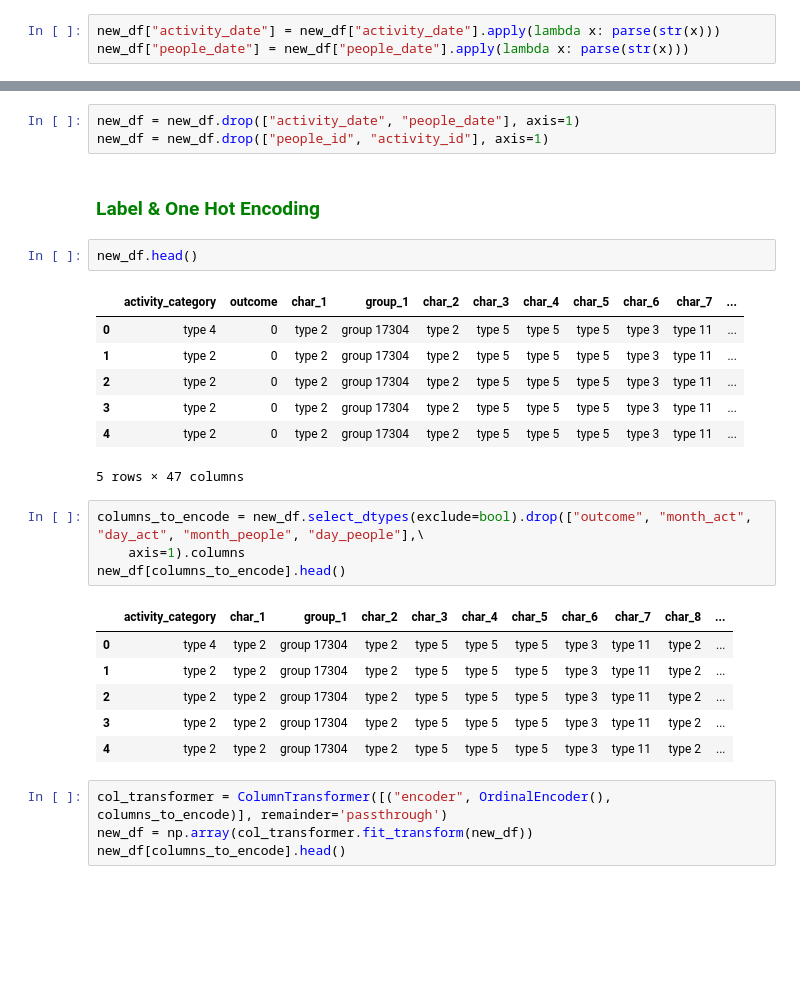
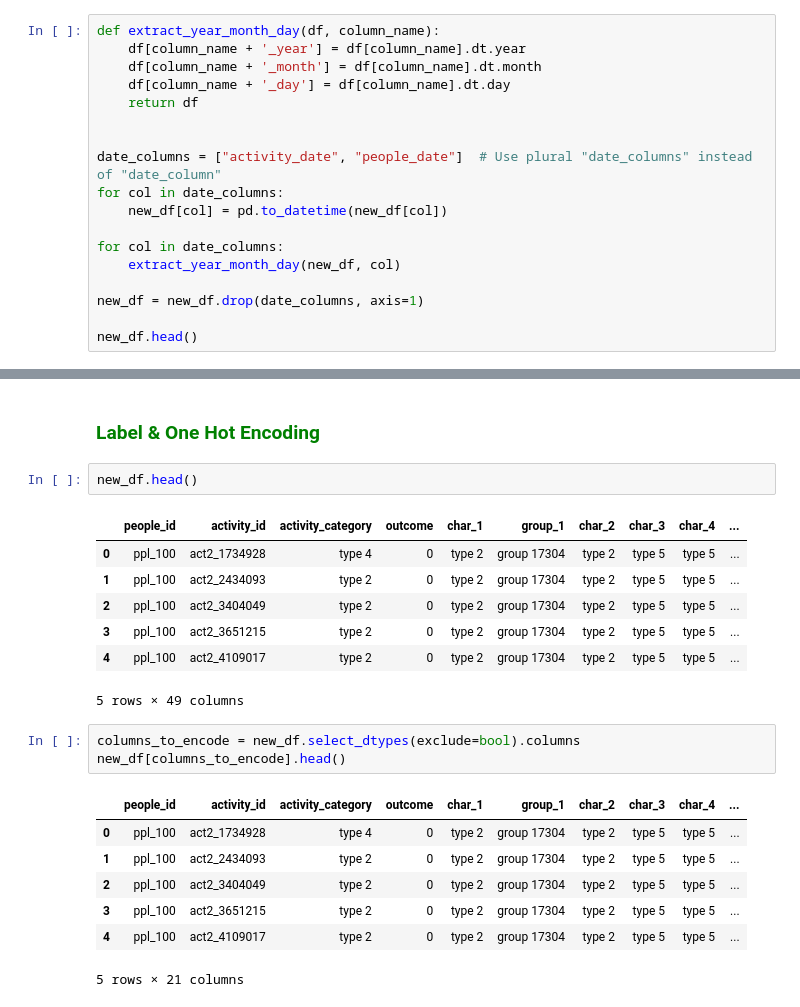
Before and after one commit to juliusmarkwei/Red-Hat-Business-Value, a Jupyter notebook: notebook/index.ipynb, the cells around one changed output, grey strips where cells are left out. Drawn from its saved outputs; the diff is of its cells as text; blank space fills up the shorter version.

```diff
--- a/notebook/index.ipynb
+++ b/notebook/index.ipynb
@@ -272,3 +221,18 @@ Index(['people_id', 'activity_id', 'activity_date', 'activity_category',
-# %%
-new_df["activity_date"] = new_df["activity_date"].apply(lambda x: parse(str(x)))
-new_df["people_date"] = new_df["people_date"].apply(lambda x: parse(str(x)))
+# %%
+def extract_year_month_day(df, column_name):
+    df[column_name + '_year'] = df[column_name].dt.year
+    df[column_name + '_month'] = df[column_name].dt.month
+    df[column_name + '_day'] = df[column_name].dt.day
+    return df
+
+
+date_columns = ["activity_date", "people_date"]  # Use plural "date_columns" instead of "date_column"
+for col in date_columns:
+    new_df[col] = pd.to_datetime(new_df[col])
+
+for col in date_columns:
+    extract_year_month_day(new_df, col)
+
+new_df = new_df.drop(date_columns, axis=1)
+
+new_df.head()
@@ -305,30 +273,23 @@ memory usage: 444.2+ MB
-# %%
-new_df = new_df.drop(["activity_date", "people_date"], axis=1)
-new_df = new_df.drop(["people_id", "activity_id"], axis=1)
 # %% [markdown]
 ### <font color="green">Label & One Hot Encoding</font>
 # %%
 new_df.head()
 # %% [output]
-|  | activity_category | outcome | char_1 | group_1 | char_2 | char_3 | char_4 | char_5 | char_6 | char_7 | ... |
-| 0 | type 4 | 0 | type 2 | group 17304 | type 2 | type 5 | type 5 | type 5 | type 3 | type 11 | ... |
-| 1 | type 2 | 0 | type 2 | group 17304 | type 2 | type 5 | type 5 | type 5 | type 3 | type 11 | ... |
-| 2 | type 2 | 0 | type 2 | group 17304 | type 2 | type 5 | type 5 | type 5 | type 3 | type 11 | ... |
-| 3 | type 2 | 0 | type 2 | group 17304 | type 2 | type 5 | type 5 | type 5 | type 3 | type 11 | ... |
-| 4 | type 2 | 0 | type 2 | group 17304 | type 2 | type 5 | type 5 | type 5 | type 3 | type 11 | ... |
+|  | people_id | activity_id | activity_category | outcome | char_1 | group_1 | char_2 | char_3 | char_4 | ... |
+| 0 | ppl_100 | act2_1734928 | type 4 | 0 | type 2 | group 17304 | type 2 | type 5 | type 5 | ... |
+| 1 | ppl_100 | act2_2434093 | type 2 | 0 | type 2 | group 17304 | type 2 | type 5 | type 5 | ... |
+| 2 | ppl_100 | act2_3404049 | type 2 | 0 | type 2 | group 17304 | type 2 | type 5 | type 5 | ... |
+| 3 | ppl_100 | act2_3651215 | type 2 | 0 | type 2 | group 17304 | type 2 | type 5 | type 5 | ... |
+| 4 | ppl_100 | act2_4109017 | type 2 | 0 | type 2 | group 17304 | type 2 | type 5 | type 5 | ... |
-5 rows × 47 columns
+5 rows × 49 columns
 # %%
-columns_to_encode = new_df.select_dtypes(exclude=bool).drop(["outcome", "month_act", "day_act", "month_people", "day_people"],\
-    axis=1).columns
+columns_to_encode = new_df.select_dtypes(exclude=bool).columns
 new_df[columns_to_encode].head()
 # %% [output]
-|  | activity_category | char_1 | group_1 | char_2 | char_3 | char_4 | char_5 | char_6 | char_7 | char_8 | ... |
-| 0 | type 4 | type 2 | group 17304 | type 2 | type 5 | type 5 | type 5 | type 3 | type 11 | type 2 | ... |
-| 1 | type 2 | type 2 | group 17304 | type 2 | type 5 | type 5 | type 5 | type 3 | type 11 | type 2 | ... |
-| 2 | type 2 | type 2 | group 17304 | type 2 | type 5 | type 5 | type 5 | type 3 | type 11 | type 2 | ... |
-| 3 | type 2 | type 2 | group 17304 | type 2 | type 5 | type 5 | type 5 | type 3 | type 11 | type 2 | ... |
-| 4 | type 2 | type 2 | group 17304 | type 2 | type 5 | type 5 | type 5 | type 3 | type 11 | type 2 | ... |
+|  | people_id | activity_id | activity_category | outcome | char_1 | group_1 | char_2 | char_3 | char_4 | ... |
+| 0 | ppl_100 | act2_1734928 | type 4 | 0 | type 2 | group 17304 | type 2 | type 5 | type 5 | ... |
+| 1 | ppl_100 | act2_2434093 | type 2 | 0 | type 2 | group 17304 | type 2 | type 5 | type 5 | ... |
+| 2 | ppl_100 | act2_3404049 | type 2 | 0 | type 2 | group 17304 | type 2 | type 5 | type 5 | ... |
+| 3 | ppl_100 | act2_3651215 | type 2 | 0 | type 2 | group 17304 | type 2 | type 5 | type 5 | ... |
+| 4 | ppl_100 | act2_4109017 | type 2 | 0 | type 2 | group 17304 | type 2 | type 5 | type 5 | ... |
+5 rows × 21 columns
-# %%
-col_transformer = ColumnTransformer([("encoder", OrdinalEncoder(), columns_to_encode)], remainder='passthrough')
-new_df = np.array(col_transformer.fit_transform(new_df))
-new_df[columns_to_encode].head()
```
Also changed, not shown: parts of 9 cells of this notebook.
